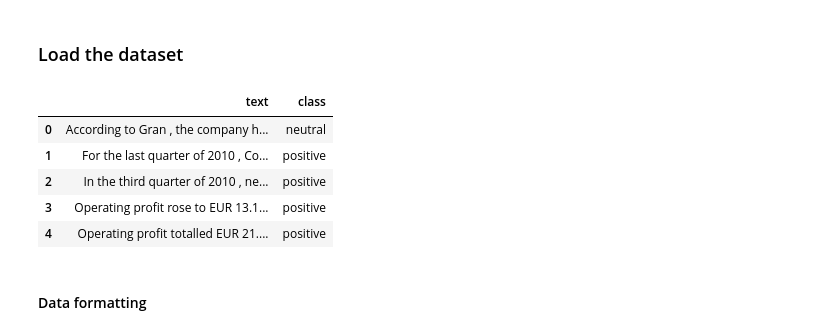
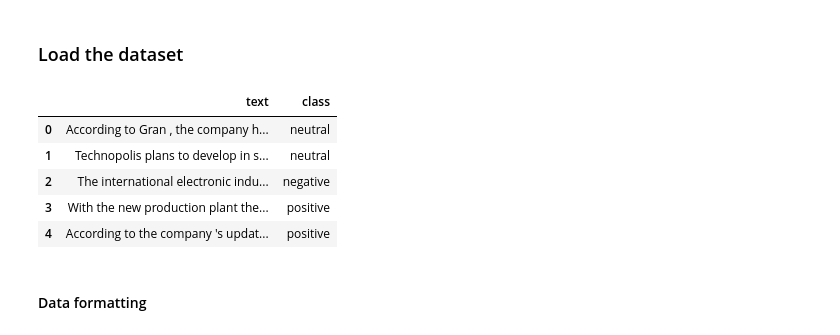
Before and after one commit to DragosGorduza/OxfordManInstituteNLPConference, a Jupyter notebook: workshop_main.ipynb, the cells around one changed output. Saved outputs shown, nothing was run; the diff lists cells and outputs as text; code cells hidden in the pictures.

```diff
--- a/workshop_main.ipynb
+++ b/workshop_main.ipynb
@@ -30,16 +30,16 @@ from collections import defaultdict, Counter
 # %% [markdown]
 ### Load the dataset
 # %%
-df = pd.read_csv('data\\FinancialPhraseBank-v1.0\\Sentences_AllAgree.txt',
+df = pd.read_csv('data\\FinancialPhraseBank-v1.0\\Sentences_50Agree.txt',
             encoding = 'ISO-8859-1',on_bad_lines='skip',sep = '.@', names=['text', 'class'])
 df.head()
 # %% [output]
 |  | text | class |
 | 0 | According to Gran , the company h... | neutral |
-| 1 | For the last quarter of 2010 , Co... | positive |
-| 2 | In the third quarter of 2010 , ne... | positive |
-| 3 | Operating profit rose to EUR 13.1... | positive |
-| 4 | Operating profit totalled EUR 21.... | positive |
+| 1 | Technopolis plans to develop in s... | neutral |
+| 2 | The international electronic indu... | negative |
+| 3 | With the new production plant the... | positive |
+| 4 | According to the company 's updat... | positive |
 # %% [markdown]
 #### Data formatting
 # %% [markdown]
```
Also changed, not shown: parts of 20 cells of this notebook.
